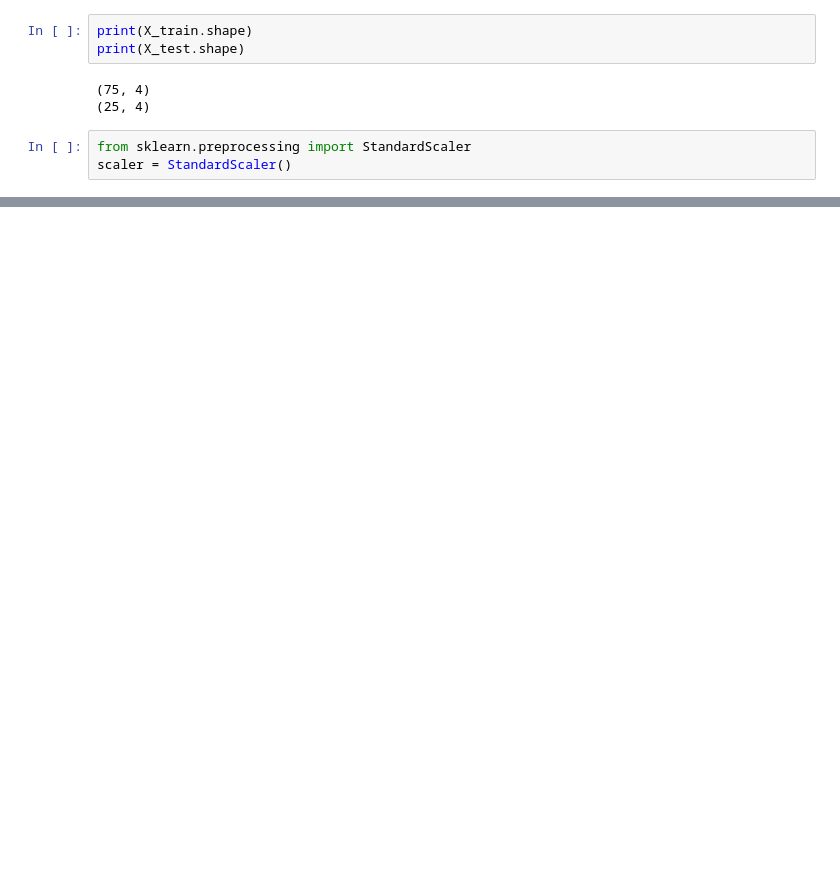
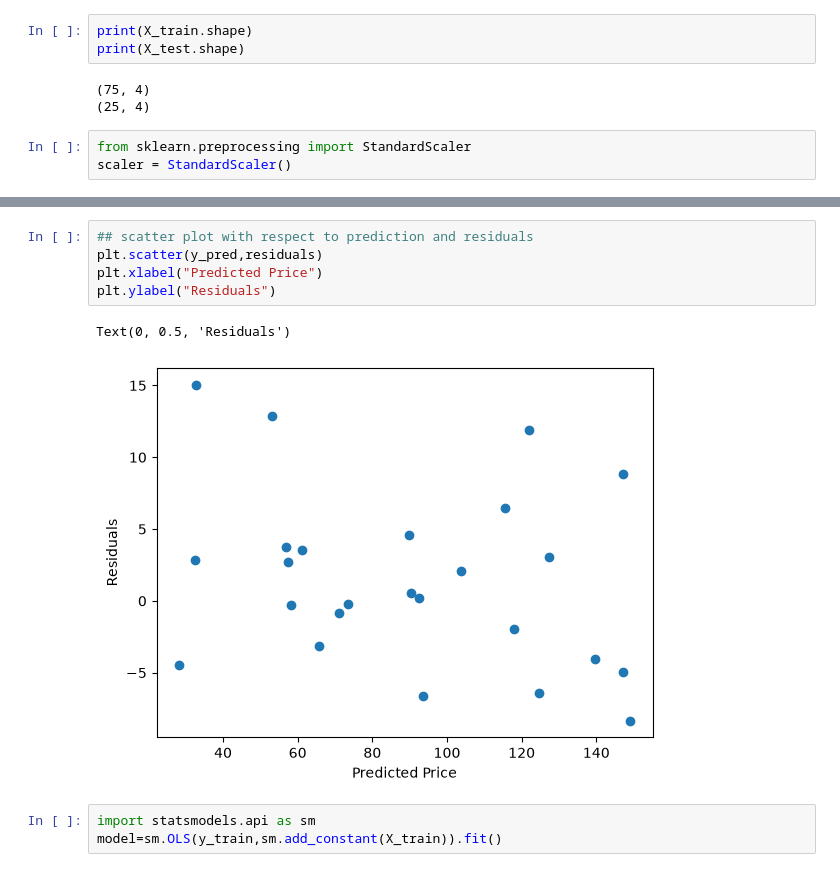
Before and after one commit to MahakkSingh/bootcamp, a Jupyter notebook: multiple linear regression/houseprice.ipynb, the cells around one changed output, grey strips where cells are left out. Cells and saved outputs as stored; diff of their text form; blank space fills up the shorter version.

```diff
--- a/multiple linear regression/houseprice.ipynb
+++ b/multiple linear regression/houseprice.ipynb
@@ -146,0 +249,11 @@ array([[-1.15077784, -1.84834844, -0.75327561,  0.92103839],
+# %%
+## scatter plot with respect to prediction and residuals
+plt.scatter(y_pred,residuals)
+plt.xlabel("Predicted Price")
+plt.ylabel("Residuals")
+# %% [output]
+Text(0, 0.5, 'Residuals')
+[figure, added]
+# %%
+import statsmodels.api as sm
+model=sm.OLS(y_train,sm.add_constant(X_train)).fit()
```
Also changed, not shown: parts of 17 cells of this notebook.
